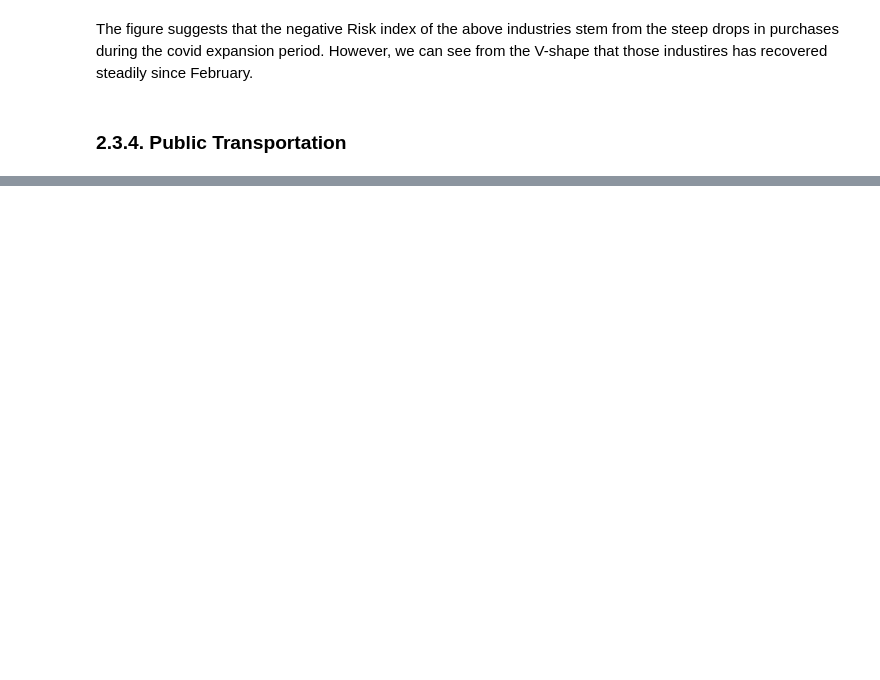
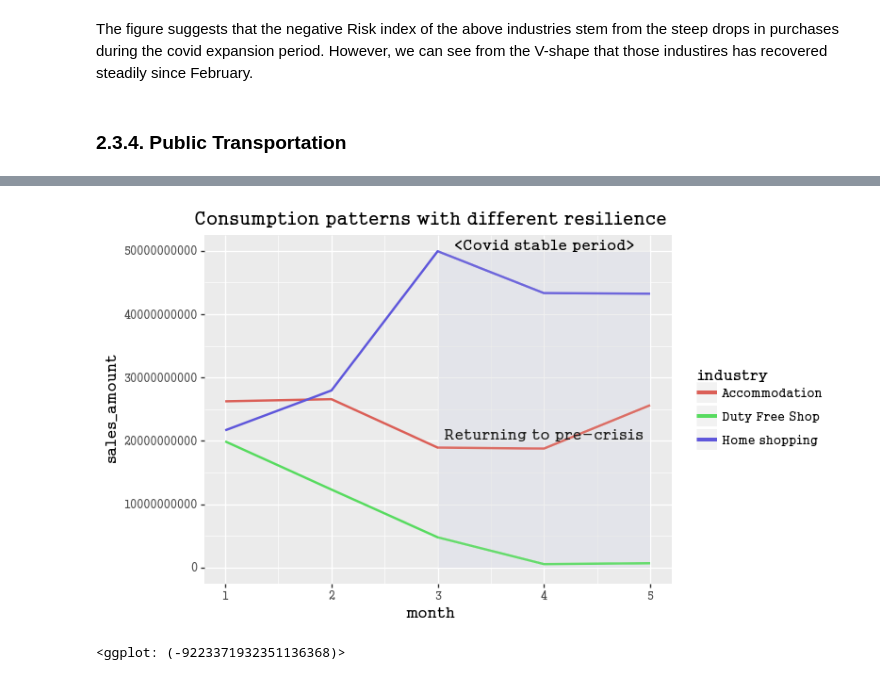
Before and after one commit to JieunKim-Econ/Covid_EDA_with_R, a Jupyter notebook: Risk-Resilience Matrix Analysis-C2.ipynb, the cells around one changed output, grey strips where cells are left out. Cells and saved outputs as stored; diff of their text form; code cells hidden in the pictures; blank space fills up the shorter version.

Commit message:
Resilience Index in process

```diff
--- a/Risk-Resilience Matrix Analysis-C2.ipynb
+++ b/Risk-Resilience Matrix Analysis-C2.ipynb
@@ -464,0 +474,15 @@ Contrary to the automobile industry, the public transportation industry had the
+# %%
+(ggplot(data=sales[sales.industry.isin(['Accommodation','Duty Free Shop','Home shopping'])])
++geom_line(aes(x='month',y='sales_amount',group='industry',color='industry'),size=1)
++theme(text=element_text(family=font_name))
++annotate(geom='text',x=4.5,y=40000000000,label='',va='bottom')
++annotate(geom='text',x=4,y=20000000000,label='Returning to pre-crisis',va='bottom')
++annotate(geom='text',x=4.5,y=2000000000,label='',va='bottom')
++ggtitle('Consumption patterns with different resilience')
++geom_rect(mapping=aes(xmin=3,xmax =5, ymin=0,ymax=50000000000),fill ='#E3E4EA',alpha=0.01)
++annotate(geom='text',x=4,y=50000000000,label='<Covid stable period>',ha='center',va='bottom')
++scale_color_hue(l=0.6)
+)
+# %% [output]
+[figure, added]
+<ggplot: (-9223371932351136368)>
```
Also changed, not shown: parts of 24 cells of this notebook.
